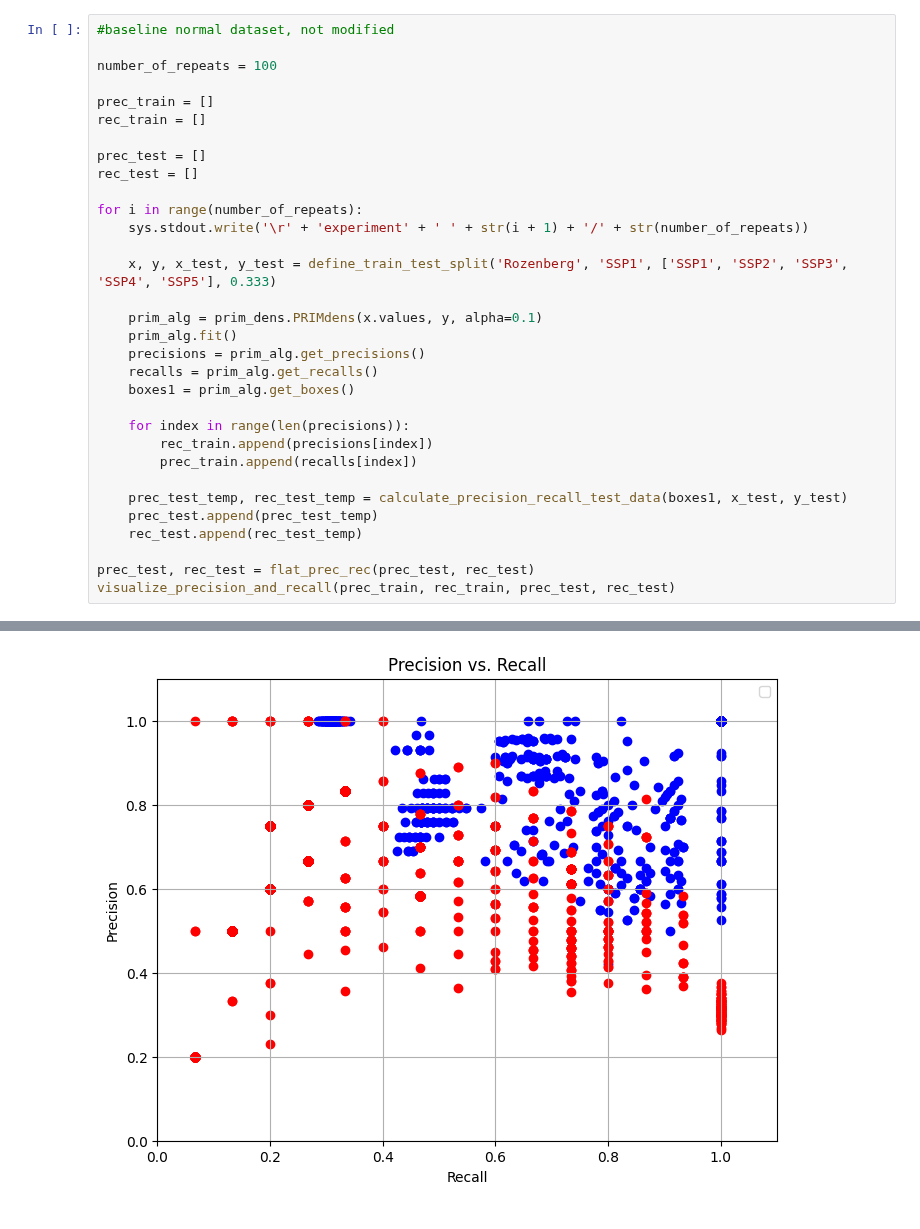
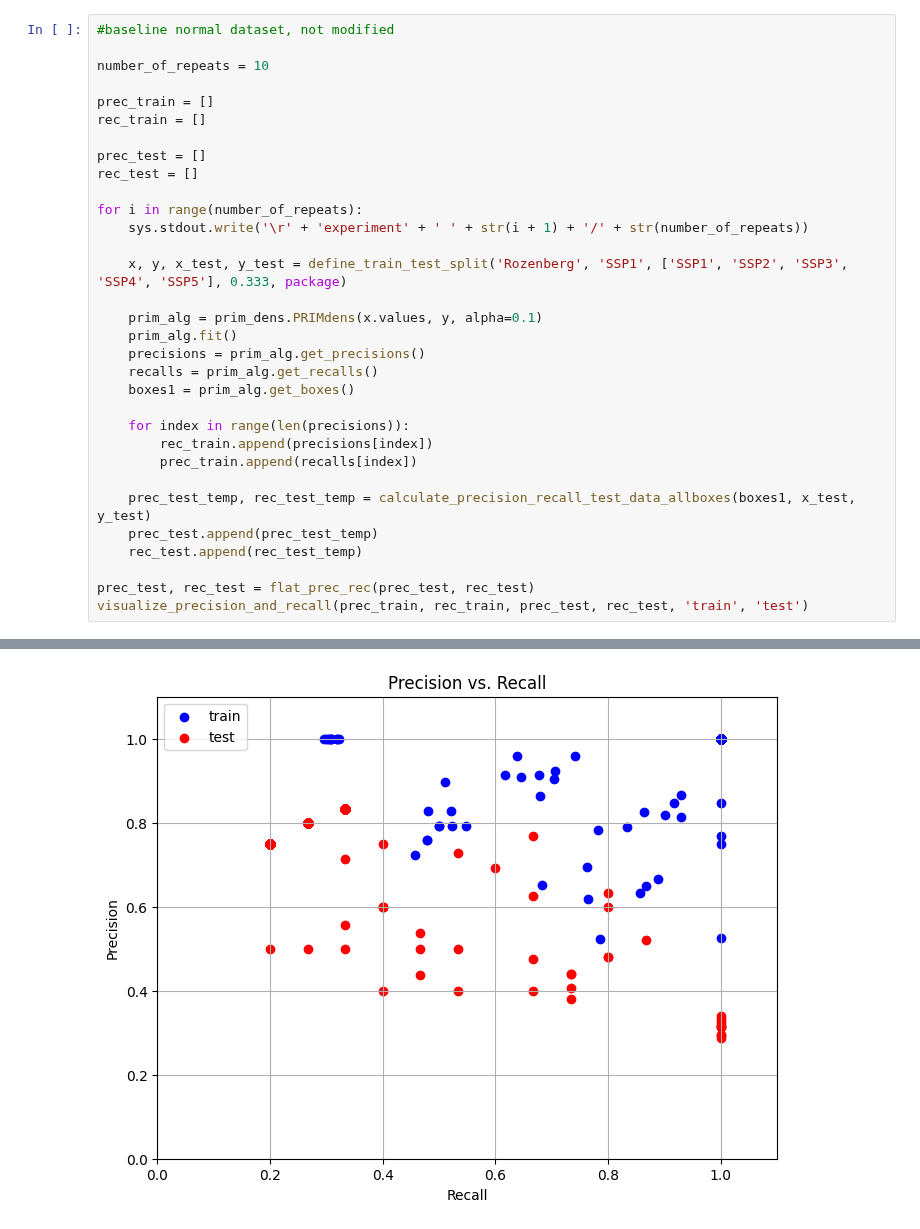
Before and after one commit to inagege/ImprovingSubgroupDiscovery, a Jupyter notebook: PRIM_Improvements/old_real_data/PRIM_Experiments_Prim_Improvements_TrainTestSplit.ipynb, the cells around one changed output, grey strips where cells are left out. Saved outputs shown, nothing was run; the diff lists cells and outputs as text.

```diff
--- a/PRIM_Improvements/PRIM_Experiments_Prim_Improvements_TrainTestSplit.ipynb
+++ b/PRIM_Improvements/old_real_data/PRIM_Experiments_Prim_Improvements_TrainTestSplit.ipynb
@@ -107,7 +4,7 @@ def define_train_test_split(data_name, stratify_feature, drop_feature, test_size
 # %%
 #baseline normal dataset, not modified
 
-number_of_repeats = 100
+number_of_repeats = 10
 
 prec_train = []
 rec_train = []
@@ -118,7 +15,7 @@ rec_test = []
 for i in range(number_of_repeats):
     sys.stdout.write('\r' + 'experiment' + ' ' + str(i + 1) + '/' + str(number_of_repeats))
 
-    x, y, x_test, y_test = define_train_test_split('Rozenberg', 'SSP1', ['SSP1', 'SSP2', 'SSP3', 'SSP4', 'SSP5'], 0.333)
+    x, y, x_test, y_test = define_train_test_split('Rozenberg', 'SSP1', ['SSP1', 'SSP2', 'SSP3', 'SSP4', 'SSP5'], 0.333, package)
 
     prim_alg = prim_dens.PRIMdens(x.values, y, alpha=0.1)
     prim_alg.fit()
@@ -130,10 +27,10 @@ for i in range(number_of_repeats):
         rec_train.append(precisions[index])
         prec_train.append(recalls[index])
 
-    prec_test_temp, rec_test_temp = calculate_precision_recall_test_data(boxes1, x_test, y_test)
+    prec_test_temp, rec_test_temp = calculate_precision_recall_test_data_allboxes(boxes1, x_test, y_test)
     prec_test.append(prec_test_temp)
     rec_test.append(rec_test_temp)
 
 prec_test, rec_test = flat_prec_rec(prec_test, rec_test)
-visualize_precision_and_recall(prec_train, rec_train, prec_test, rec_test)
+visualize_precision_and_recall(prec_train, rec_train, prec_test, rec_test, 'train', 'test')
 # %% [output]
@@ -143,4 +39,4 @@ No artists with labels found to put in legend.  Note that artists whose label st
-[figure, old version]
+[figure, new version]
 # %%
 #duplicate 1 in each box from test data
 
```
Also changed, not shown: parts of 5 cells of this notebook, 11 other files.
